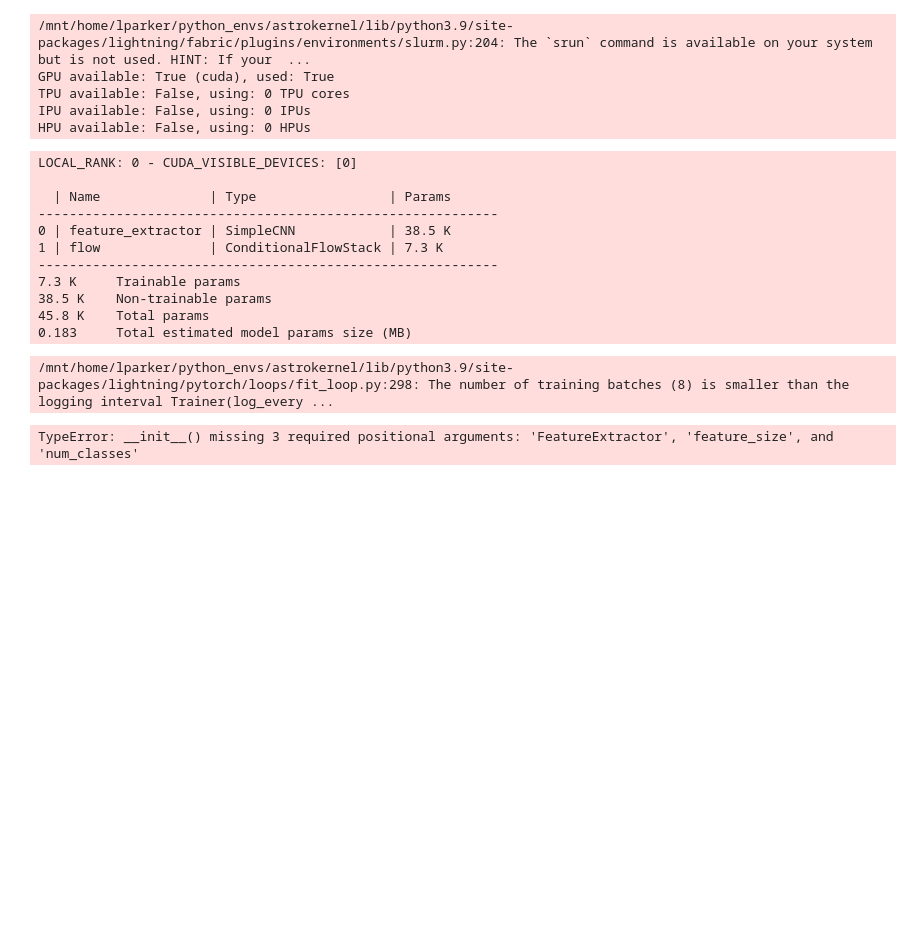
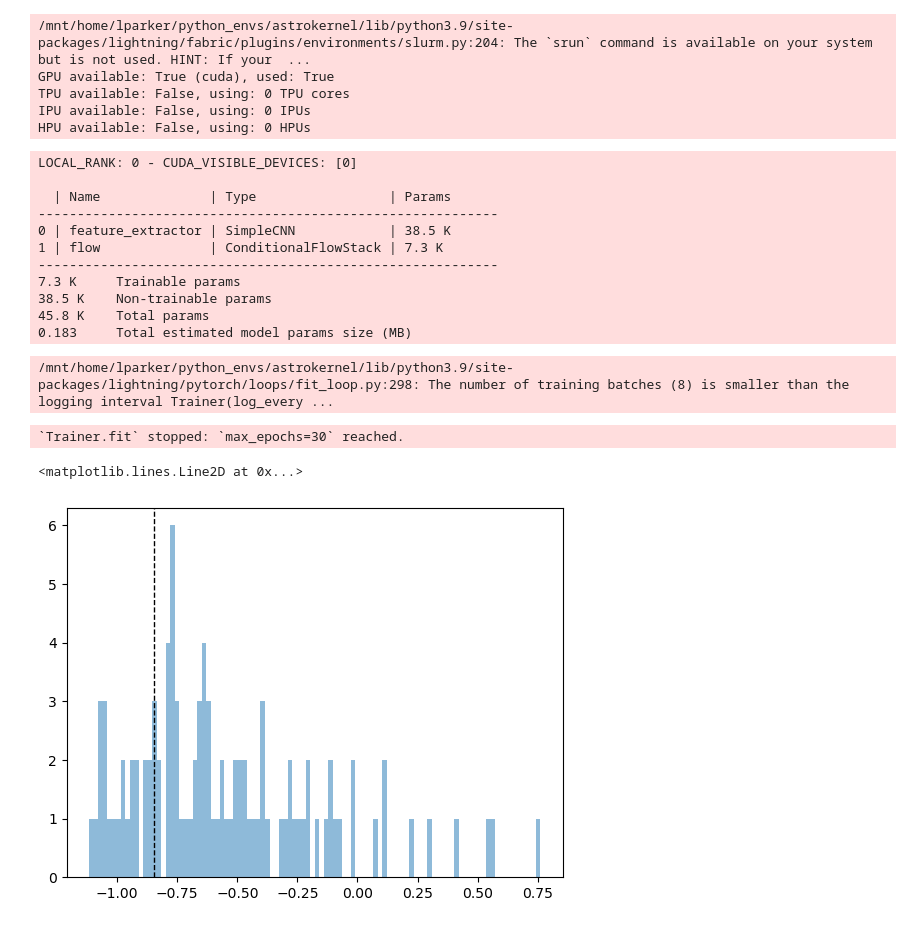
Before and after one commit to MultimodalUniverse/MultimodalUniverse, a Jupyter notebook: baselines/photo_z/tutorial.ipynb, the cells around one changed output. Saved outputs shown, nothing was run; the diff lists cells and outputs as text; code cells hidden in the pictures; blank space fills up the shorter version.

Commit message:
normalizing flow on photo_z

```diff
--- a/baselines/photo_z/tutorial.ipynb
+++ b/baselines/photo_z/tutorial.ipynb
@@ -10,14 +10,20 @@ from photo_z_data_wrapper import PhotoZWrapper
 from photo_z_models import SimpleCNN, TrainingOnlyProgressBar
 from utils import split_dataset
 # %%
+# Decide on image and spectrum datasets
+image_dataset = 'hsc'
+spectrum_dataset = 'sdss'
+
 # Load Dataset Builders
-hsc_builder = load_dataset_builder('/mnt/ceph/users/polymathic/AstroPile_tiny/hsc/hsc.py', trust_remote_code=True)
-desi_builder = load_dataset_builder('/mnt/ceph/users/polymathic/AstroPile_tiny/desi/desi.py', trust_remote_code=True)
+image_builder = load_dataset_builder(f'/mnt/ceph/users/polymathic/AstroPile_tiny/{image_dataset}/{image_dataset}.py', trust_remote_code=True)
+spectrum_builder = load_dataset_builder(f'/mnt/ceph/users/polymathic/AstroPile_tiny/{spectrum_dataset}/{spectrum_dataset}.py', trust_remote_code=True)
 
 # Cross-Match Datasets with AstroPile
-hsc_meets_desi = cross_match_datasets(desi_builder, hsc_builder,
+cross_matched_dset = cross_match_datasets(image_builder, spectrum_builder,
                                       matching_radius=1.0,
                                       keep_in_memory=True,
                                       )
-hsc_meets_desi.set_format('torch')
+
+# You have to tell the cross-matched dataset which format you want to use
+cross_matched_dset.set_format('torch')
 # %% [output]
@@ -27,6 +34,6 @@ Final size of cross-matched catalog:  1286
 # %%
 # Use prebuilt split function to split the dataset (currently supports naive)
-train_dataset, test_dataset = split_dataset(hsc_meets_desi, split='naive')
+train_dataset, test_dataset = split_dataset(cross_matched_dset, split='naive')
 # %%
 # Create PhotoZWrapper for training and testing
 photo_z = PhotoZWrapper(
@@ -182,8 +189,20 @@ LOCAL_RANK: 0 - CUDA_VISIBLE_DEVICES: [0]
 45.8 K    Total params
 0.183     Total estimated model params size (MB)
 /mnt/home/lparker/python_envs/astrokernel/lib/python3.9/site-packages/lightning/pytorch/loops/fit_loop.py:298: The number of training batches (8) is smaller than the logging interval Trainer(log_every ...
+`Trainer.fit` stopped: `max_epochs=30` reached.
 # %%
 # Load the best model from the checkpoint
 model = NormalizingFlow.load_from_checkpoint(trainer.checkpoint_callback.best_model_path)
-# %% [output]
-TypeError: __init__() missing 3 required positional arguments: 'FeatureExtractor', 'feature_size', and 'num_classes'
+# %%
+import matplotlib.pyplot as plt
+
+x, y = next(iter(photo_z.test_dataloader()))
+random_idx = np.random.randint(0, x.shape[0])
+
+samples = model.single_sample(x[random_idx].cuda()).detach().cpu().numpy()
+
+plt.hist(samples, bins=100, alpha=0.5, label='Single Sample')
+plt.axvline(y[random_idx], color='k', linestyle='dashed', linewidth=1, label='True Value')
+# %% [output]
+<matplotlib.lines.Line2D at 0x...>
+[figure, added]
```
Also changed, not shown: parts of 1 cell of this notebook, 1 other file.
